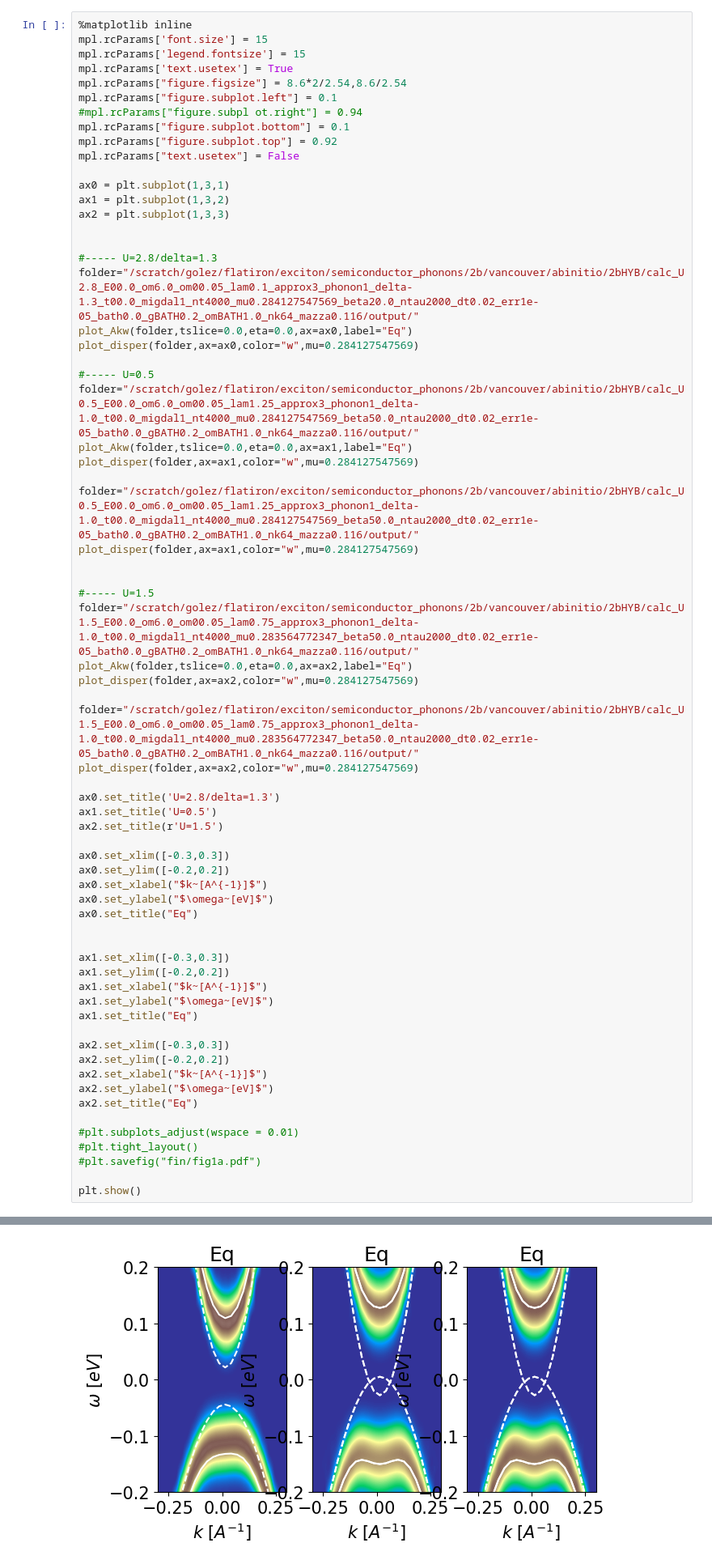
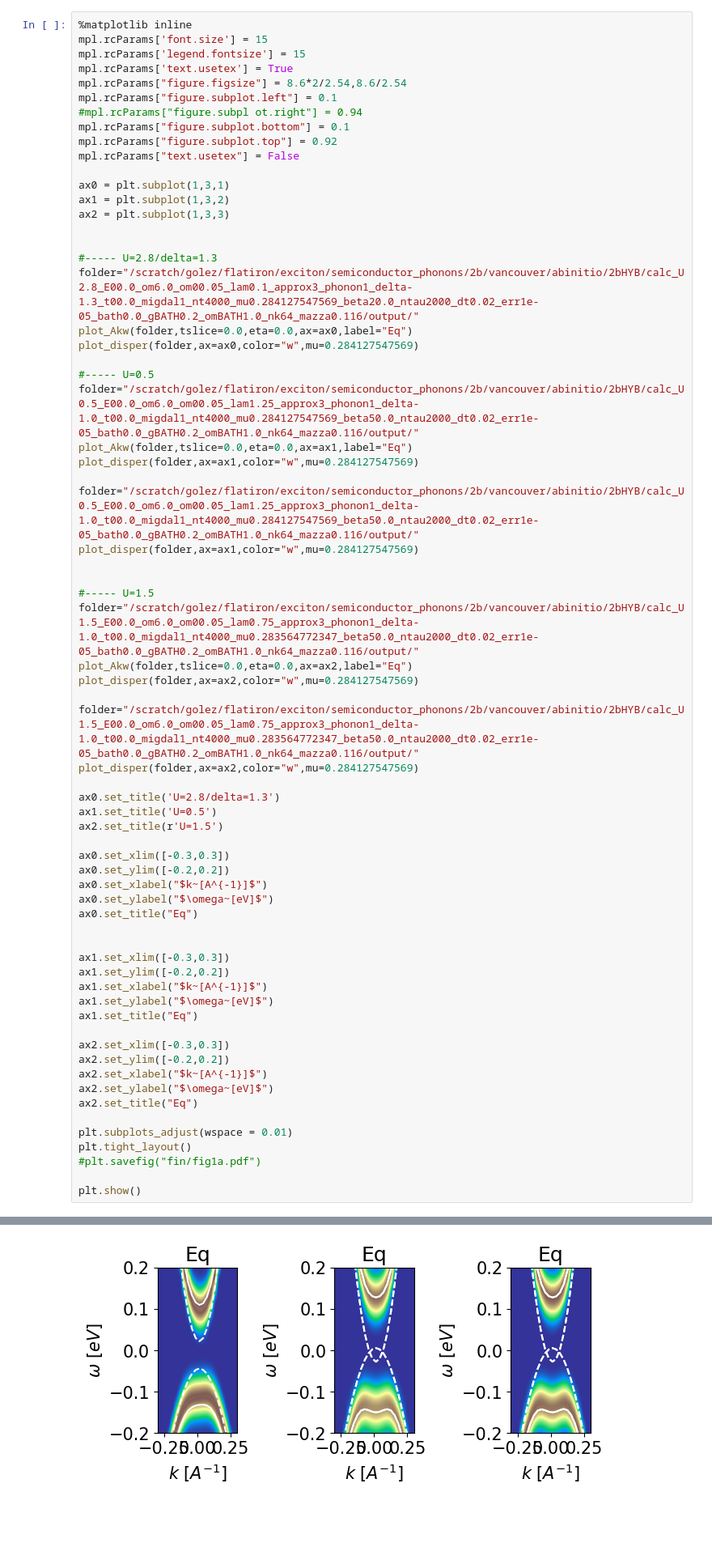
Before and after one commit to dgolez/exciton_2b, a Jupyter notebook: other/fin.ipynb, the cells around one changed output, grey strips where cells are left out. Shown at 81% size. Saved outputs shown, nothing was run; the diff lists cells and outputs as text; blank space fills up the shorter version.

```diff
--- a/other/fin.ipynb
+++ b/other/fin.ipynb
@@ -300,36 +300,36 @@ ax1.set_title('U=0.5')
 ax2.set_title(r'U=1.5')
 
 ax0.set_xlim([-0.3,0.3])
 ax0.set_ylim([-0.2,0.2])
 ax0.set_xlabel("$k~[A^{-1}]$")
 ax0.set_ylabel("$\omega~[eV]$")
 ax0.set_title("Eq")
 
 
 ax1.set_xlim([-0.3,0.3])
 ax1.set_ylim([-0.2,0.2])
 ax1.set_xlabel("$k~[A^{-1}]$")
 ax1.set_ylabel("$\omega~[eV]$")
 ax1.set_title("Eq")
 
 ax2.set_xlim([-0.3,0.3])
 ax2.set_ylim([-0.2,0.2])
 ax2.set_xlabel("$k~[A^{-1}]$")
 ax2.set_ylabel("$\omega~[eV]$")
 ax2.set_title("Eq")
 
-#plt.subplots_adjust(wspace = 0.01)
-#plt.tight_layout()
+plt.subplots_adjust(wspace = 0.01)
+plt.tight_layout()
 #plt.savefig("fin/fig1a.pdf")
 
 plt.show()
 # %% [output]
 0.24105055758378244
 0.270207451784754
 0.270207451784754
 0.26980932445848027
 0.26980932445848027
-[figure, old version]
+[figure, new version]
 # %%
 allfiles[0]
 # %% [output]
```
